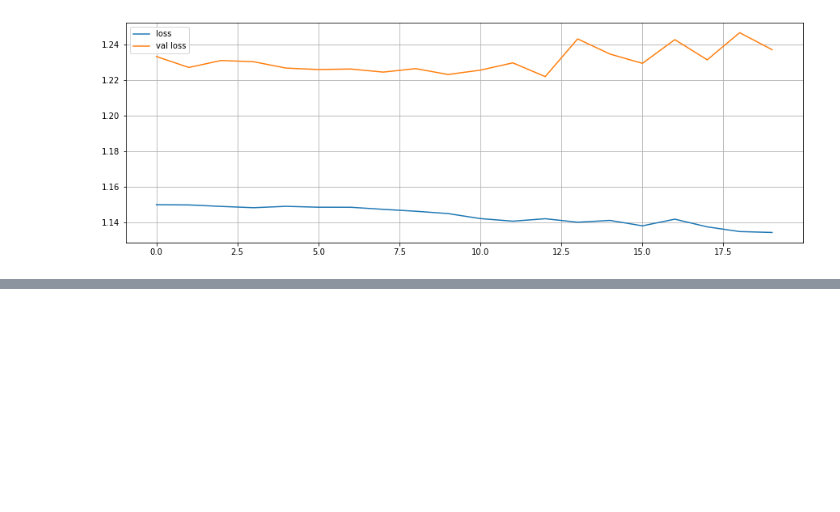
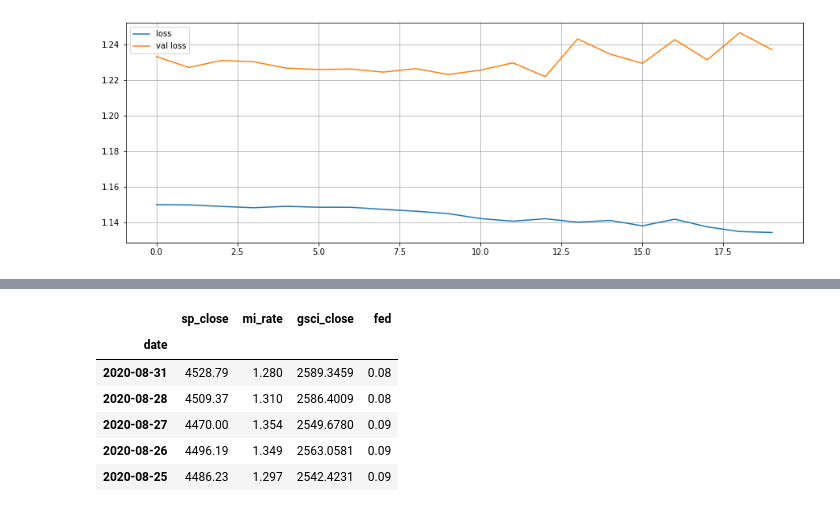
Before and after one commit to rjsgn1209/B-Project5, a Jupyter notebook: Deep learing.ipynb, the cells around one changed output, grey strips where cells are left out. Drawn from its saved outputs; the diff is of its cells as text; code cells hidden in the pictures; blank space fills up the shorter version.

```diff
--- a/Deep learing.ipynb
+++ b/Deep learing.ipynb
@@ -1811,0 +1872,10 @@ plt.show()
+# %%
+df365.head()
+# %% [output]
+|  | sp_close | mi_rate | gsci_close | fed |
+| date |  |  |  |  |
+| 2020-08-31 | 4528.79 | 1.280 | 2589.3459 | 0.08 |
+| 2020-08-28 | 4509.37 | 1.310 | 2586.4009 | 0.08 |
+| 2020-08-27 | 4470.00 | 1.354 | 2549.6780 | 0.09 |
+| 2020-08-26 | 4496.19 | 1.349 | 2563.0581 | 0.09 |
+| 2020-08-25 | 4486.23 | 1.297 | 2542.4231 | 0.09 |
```
Also changed, not shown: parts of 29 cells of this notebook, 27 other files.
